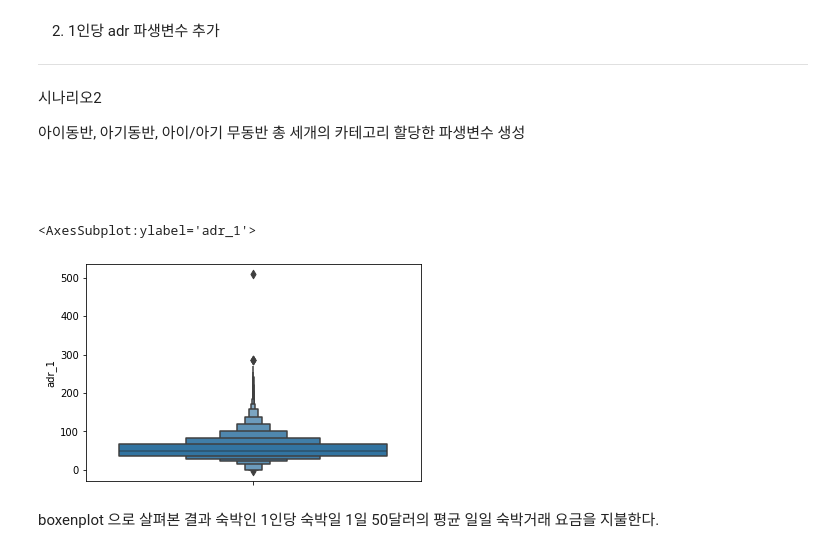
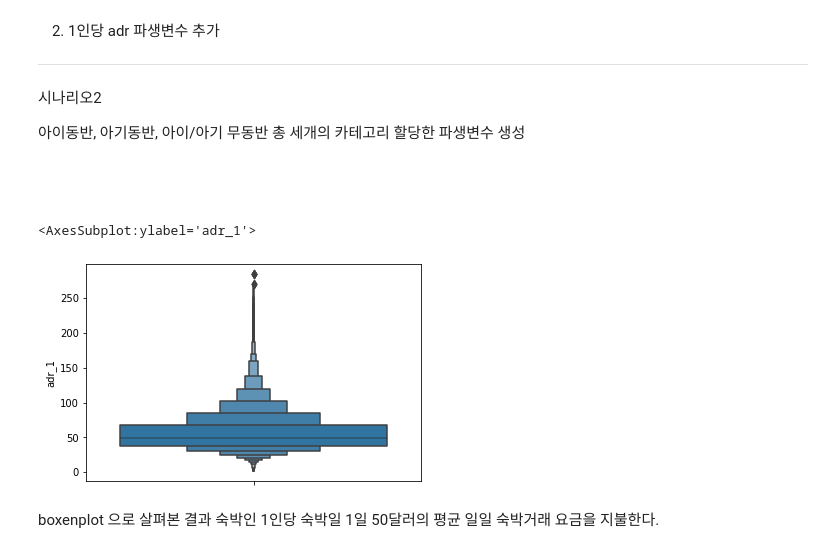
Before and after one commit to ABizCho/py_machineLearning, a Jupyter notebook: Assignment_Group/ML_group_project/ML_groupPJ_sub2_Linear.ipynb, the cells around one changed output. Cells and saved outputs as stored; diff of their text form; code cells hidden in the pictures.

```diff
--- a/Assignment_Group/ML_group_project/ML_groupPJ_sub2_Linear.ipynb
+++ b/Assignment_Group/ML_group_project/ML_groupPJ_sub2_Linear.ipynb
@@ -135,23 +135,27 @@ plt.show()
 # %%
 #1
 df_ht_lrp = df_ht_lr[df_ht_lr['adults'] < 5]
 
 #+ 2 수행을 위한 총 인원변수 추가
     #+ 10인 이상의 이상값 제거
 df_ht_lrp['total_guests'] = df_ht_lr['adults'] + df_ht_lr['babies'] + df_ht_lr['children']
 df_ht_lrp = df_ht_lrp[df_ht_lrp['total_guests'] < 10]
 #2
 df_ht_lrp['adr_1'] = df_ht_lrp['adr'] // df_ht_lrp['total_guests']
 
     #2+
 df_ht_lrp = df_ht_lrp.replace([np.inf, -np.inf], np.nan)
 df_ht_lrp = df_ht_lrp.dropna()
 
 
+#3 adr_1 이 0보다 작거나 같은 경우, 무의미한 데이터로 간주하여 삭제한다. & 400이상인 경우 이상치로 간주하여 제거
+df_ht_lrp = df_ht_lrp[df_ht_lrp['adr_1'] > 0]
+df_ht_lrp = df_ht_lrp[df_ht_lrp['adr_1'] < 400]
+
 sns.boxenplot(data=df_ht_lrp, y='adr_1')
 # %% [output]
 <AxesSubplot:ylabel='adr_1'>
-[figure, old version]
+[figure, new version]
 # %% [markdown]
 boxenplot 으로 살펴본 결과 숙박인 1인당 숙박일 1일 50달러의 평균 일일 숙박거래 요금을 지불한다.
 # %% [markdown]
```
Also changed, not shown: parts of 17 cells of this notebook, 3 other files.
